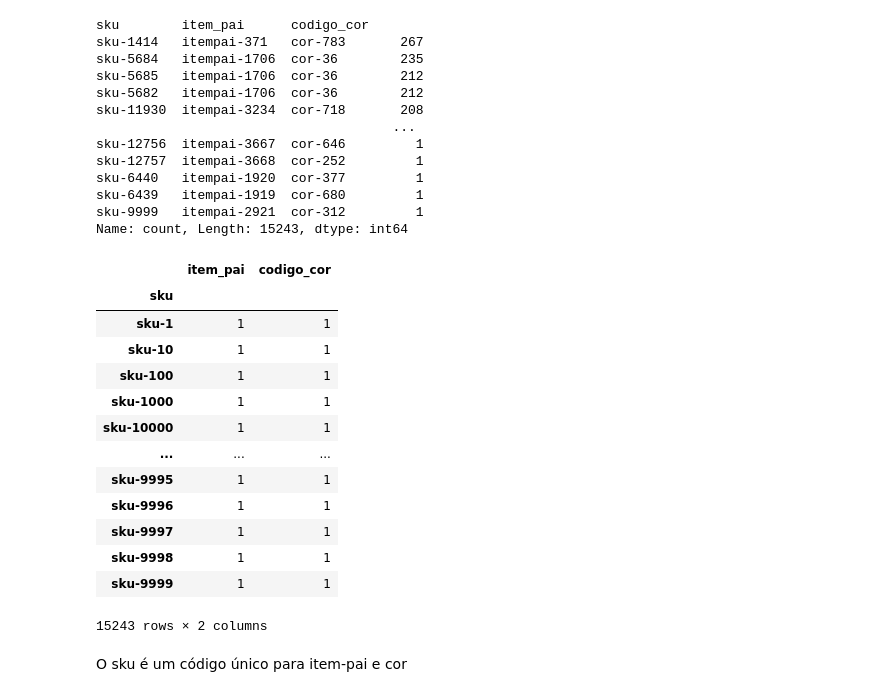
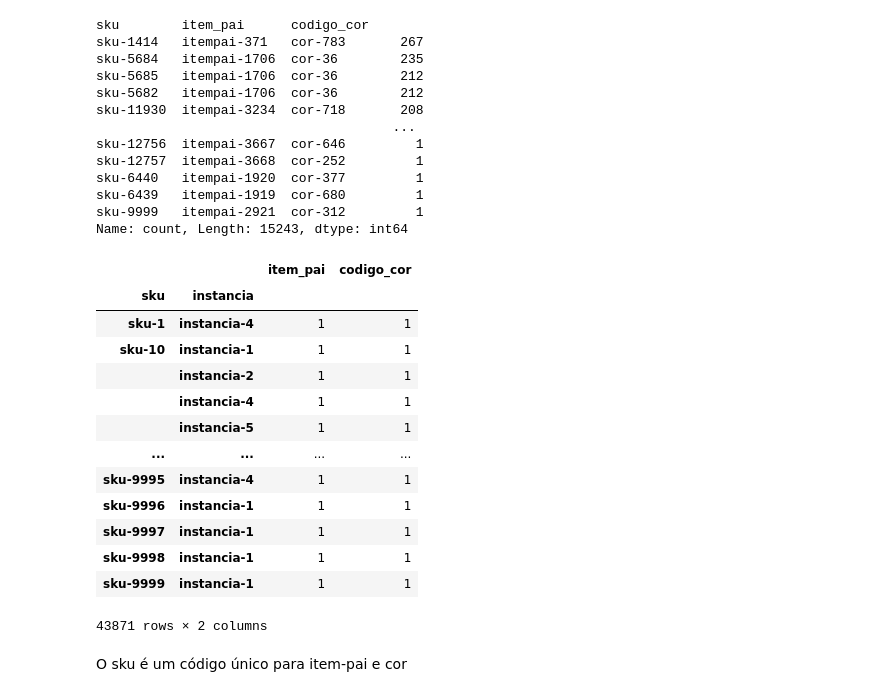
Before and after one commit to CandaPin/Resolucao_Problemas, a Jupyter notebook: 02-Notebook/Modelo_exato/08-cqavp_pre-processamento_novos-dados.ipynb, the cells around one changed output. Saved outputs shown, nothing was run; the diff lists cells and outputs as text; code cells hidden in the pictures.

```diff
--- a/02-Notebook/Modelo_exato/08-cqavp_pre-processamento_novos-dados.ipynb
+++ b/02-Notebook/Modelo_exato/08-cqavp_pre-processamento_novos-dados.ipynb
@@ -402,7 +582,7 @@ df_output = transforma_obj_to_str(df_output)
 df_output['alocacao_datahora'] = pd.to_datetime(df_output['alocacao_datahora'])
 # %%
 df_output['chave_produtos'] = df_output['instancia'] + '_' + df_output['classe_onda'] + '_' + df_output['tipo_buffer'] \
-                            + '_' + df_output['sku'] + '_' + df_output['tipo_caixa']
+                            + '_' + df_output['sku']
 # %%
 df_output['chave_produtos'].value_counts()
 # %% [output]
@@ -464,21 +644,21 @@ sku-6439   itempai-1919  cor-680         1
 sku-9999   itempai-2921  cor-312         1
 Name: count, Length: 15243, dtype: int64
 # %%
-df_output.groupby(['sku'])[['item_pai','codigo_cor']].nunique()
+df_output.groupby(['sku','instancia'])[['item_pai','codigo_cor']].nunique()
 # %% [output]
-|  | item_pai | codigo_cor |
-| sku |  |  |
-| sku-1 | 1 | 1 |
-| sku-10 | 1 | 1 |
-| sku-100 | 1 | 1 |
-| sku-1000 | 1 | 1 |
-| sku-10000 | 1 | 1 |
-| ... | ... | ... |
-| sku-9995 | 1 | 1 |
-| sku-9996 | 1 | 1 |
-| sku-9997 | 1 | 1 |
-| sku-9998 | 1 | 1 |
-| sku-9999 | 1 | 1 |
+|  |  | item_pai | codigo_cor |
+| sku | instancia |  |  |
+| sku-1 | instancia-4 | 1 | 1 |
+| sku-10 | instancia-1 | 1 | 1 |
+|  | instancia-2 | 1 | 1 |
+|  | instancia-4 | 1 | 1 |
+|  | instancia-5 | 1 | 1 |
+| ... | ... | ... | ... |
+| sku-9995 | instancia-4 | 1 | 1 |
+| sku-9996 | instancia-1 | 1 | 1 |
+| sku-9997 | instancia-1 | 1 | 1 |
+| sku-9998 | instancia-1 | 1 | 1 |
+| sku-9999 | instancia-1 | 1 | 1 |
-15243 rows × 2 columns
+43871 rows × 2 columns
 # %% [markdown]
 O sku é um código único para item-pai e cor
```
Also changed, not shown: parts of 60 cells of this notebook.
